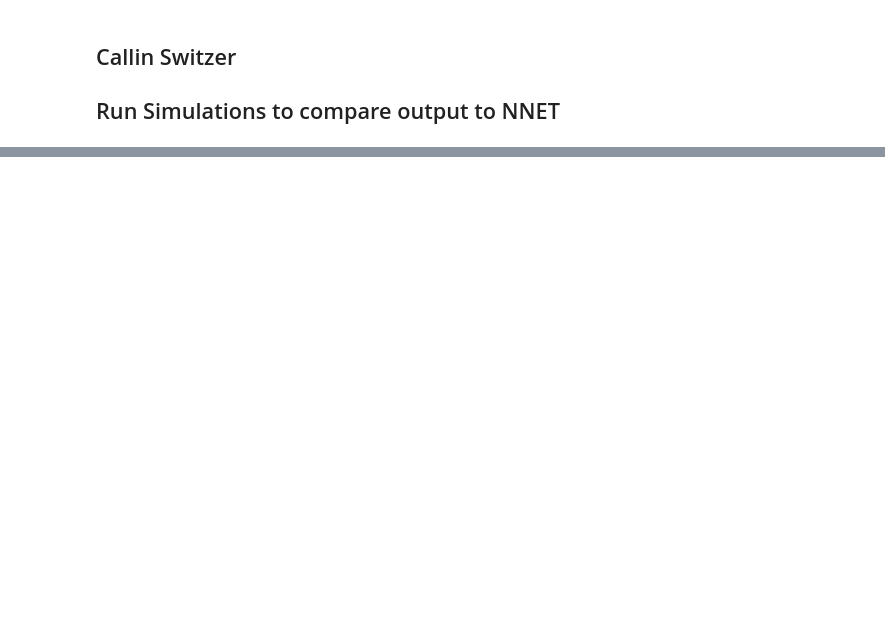
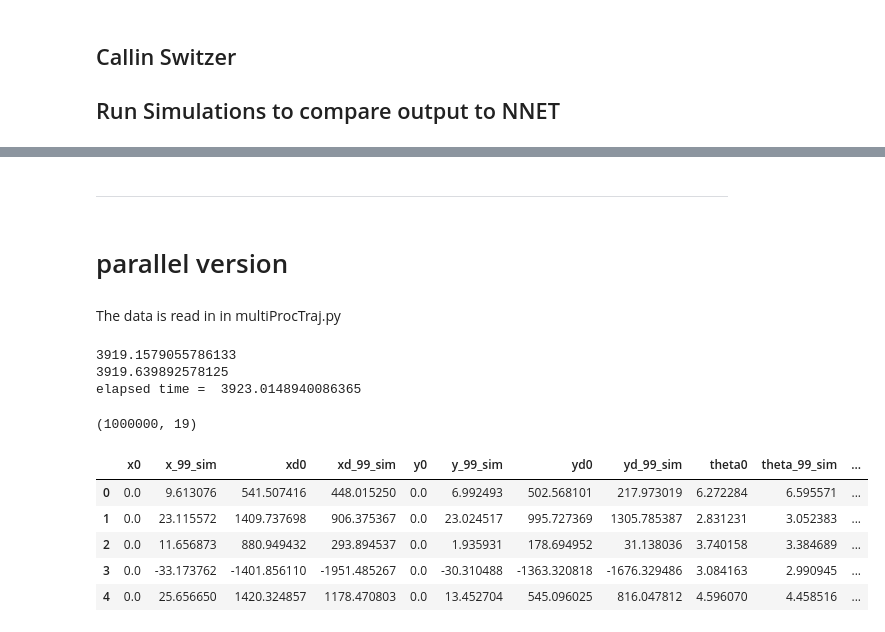
Before and after one commit to nifti-coe/ODE_Python, a Jupyter notebook: 005_RunSimulation_FromNNET.ipynb, the cells around one changed output, grey strips where cells are left out. Cells and saved outputs as stored; diff of their text form; code cells hidden in the pictures; blank space fills up the shorter version.

Commit message:
made data for fig2 on poster

```diff
--- a/005_RunSimulation_FromNNET.ipynb
+++ b/005_RunSimulation_FromNNET.ipynb
@@ -84,0 +150,44 @@ elapsed time =  2.109321355819702
+# %% [markdown]
+___
+# %% [markdown]
+# parallel version
+# %% [markdown]
+The data is read in in multiProcTraj.py
+# %%
+# put data into correct order
+# x,xd,y,yd,
+# theta,thetad,phi,phid,
+# F, alpha, tau0
+
+nrun = 1000000
+
+tic = time.time()
+# loop through all the runs
+
+p = Pool(cpu_count()-3)
+stt = time.time()
+bb = p.map(multiProcTraj.flyBug_firstLast_test, range(nrun) )
+print(time.time() -stt)
+
+p.close()
+p.join()
+print(time.time() -stt)
+newDF = pd.DataFrame(bb, columns= ["x0", "x_99_sim", "xd0", "xd_99_sim", "y0", "y_99_sim", "yd0", "yd_99_sim", "theta0", \
+        "theta_99_sim", "thetad0", "thetad_99_sim", "phi0", "phi_99_sim", "phid0", "phid_99_sim", "F", "alpha", "tau0"])
+print('elapsed time = ',time.time()-tic)
+# %% [output]
+3919.1579055786133
+3919.639892578125
+elapsed time =  3923.0148940086365
+# %%
+print(newDF.shape)
+
+newDF.head()
+# %% [output]
+(1000000, 19)
+|  | x0 | x_99_sim | xd0 | xd_99_sim | y0 | y_99_sim | yd0 | yd_99_sim | theta0 | theta_99_sim | ... |
+| 0 | 0.0 | 9.613076 | 541.507416 | 448.015250 | 0.0 | 6.992493 | 502.568101 | 217.973019 | 6.272284 | 6.595571 | ... |
+| 1 | 0.0 | 23.115572 | 1409.737698 | 906.375367 | 0.0 | 23.024517 | 995.727369 | 1305.785387 | 2.831231 | 3.052383 | ... |
+| 2 | 0.0 | 11.656873 | 880.949432 | 293.894537 | 0.0 | 1.935931 | 178.694952 | 31.138036 | 3.740158 | 3.384689 | ... |
+| 3 | 0.0 | -33.173762 | -1401.856110 | -1951.485267 | 0.0 | -30.310488 | -1363.320818 | -1676.329486 | 3.084163 | 2.990945 | ... |
+| 4 | 0.0 | 25.656650 | 1420.324857 | 1178.470803 | 0.0 | 13.452704 | 545.096025 | 816.047812 | 4.596070 | 4.458516 | ... |
```
Also changed, not shown: parts of 20 cells of this notebook, 1 other file.
